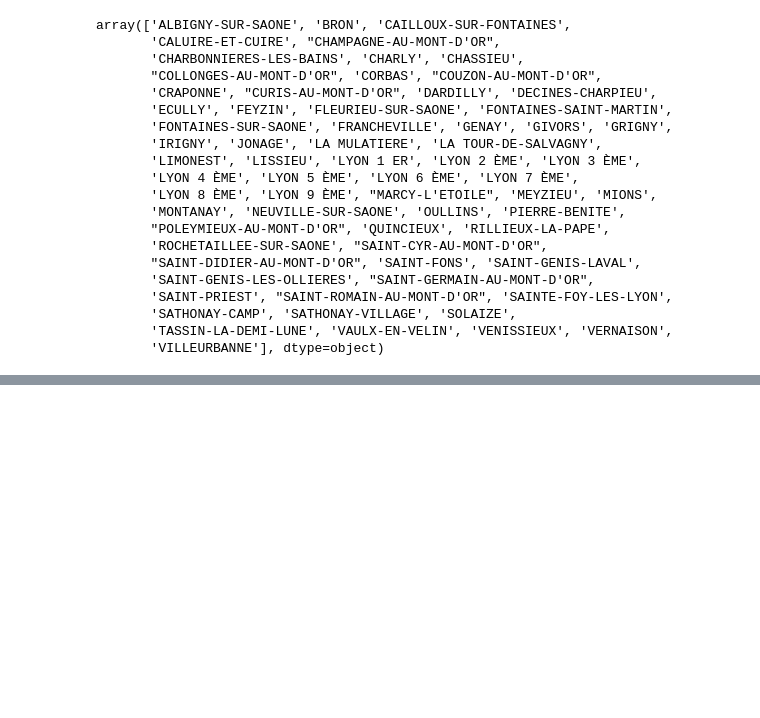
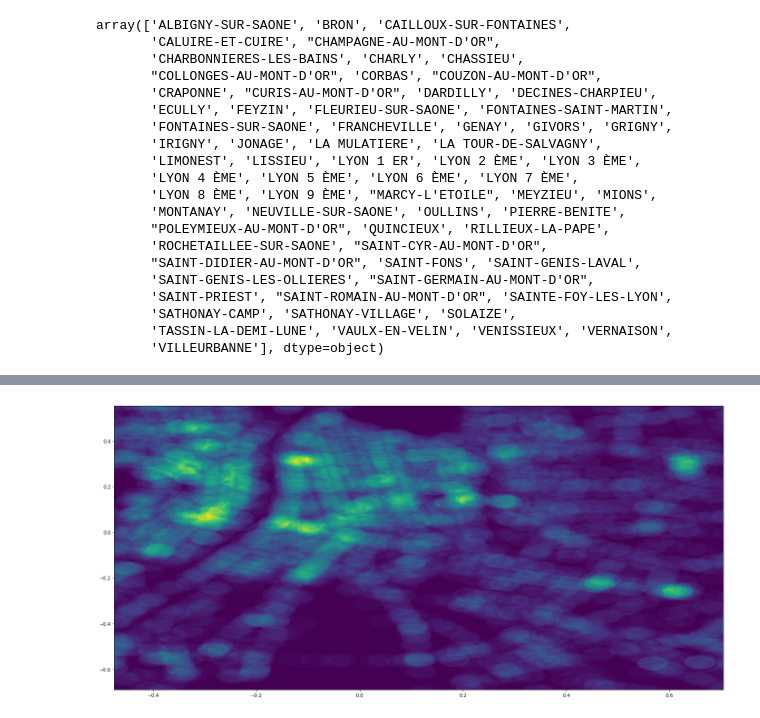
Before and after one commit to R0ma1nG/PLD-SMART, a Jupyter notebook: datamining/SilosVerreDataExploration.ipynb, the cells around one changed output, grey strips where cells are left out. Cells and saved outputs as stored; diff of their text form; code cells hidden in the pictures; blank space fills up the shorter version.

```diff
--- a/datamining/SilosVerreDataExploration.ipynb
+++ b/datamining/SilosVerreDataExploration.ipynb
@@ -123,0 +221,10 @@ array(['ALBIGNY-SUR-SAONE', 'BRON', 'CAILLOUX-SUR-FONTAINES',
+# %%
+# Normalize dataframe columns
+df = poubelles_coords.drop('isSilo', axis=1)
+x = df.values
+scaler = preprocessing.StandardScaler()
+poubelles_coords_norm = pd.DataFrame(scaler.fit_transform(x), columns=df.columns)
+silo_coords_norm = pd.DataFrame(scaler.transform(silo_coords.drop('isSilo', axis=1).values), columns=df.columns)
+# %%
+# Fit kernel densoty function to trash data points
+kde = KernelDensity(kernel='gaussian', bandwidth=0.03).fit(poubelles_coords_norm)
@@ -123,0 +248,12 @@ array(['ALBIGNY-SUR-SAONE', 'BRON', 'CAILLOUX-SUR-FONTAINES',
+# %%
+x_bins, y_bins = 1500j, 500j
+grid_x, grid_y = np.mgrid[poubelles_coords_norm.longitude.min()/6:poubelles_coords_norm.longitude.max()/6:x_bins,
+                          poubelles_coords_norm.latitude.min()/6:poubelles_coords_norm.latitude.max()/6:y_bins]
+xy_sample = np.vstack([grid_x.ravel(), grid_y.ravel()]).T
+grid_z = np.reshape(np.exp(kde.score_samples(xy_sample)), grid_x.shape)
+
+plt.figure(figsize=(23, 11))
+plt.pcolormesh(grid_x, grid_y, grid_z)
+plt.show()
+# %% [output]
+[figure, added]
```
Also changed, not shown: parts of 20 cells of this notebook.
